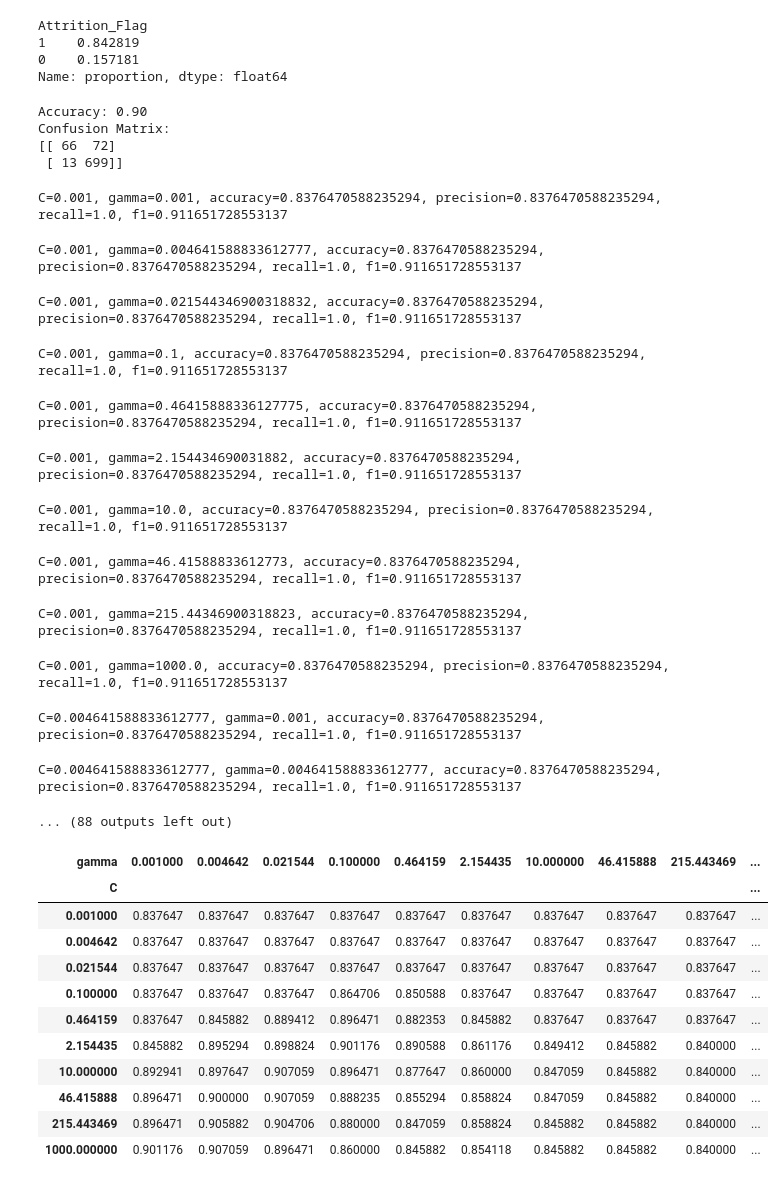
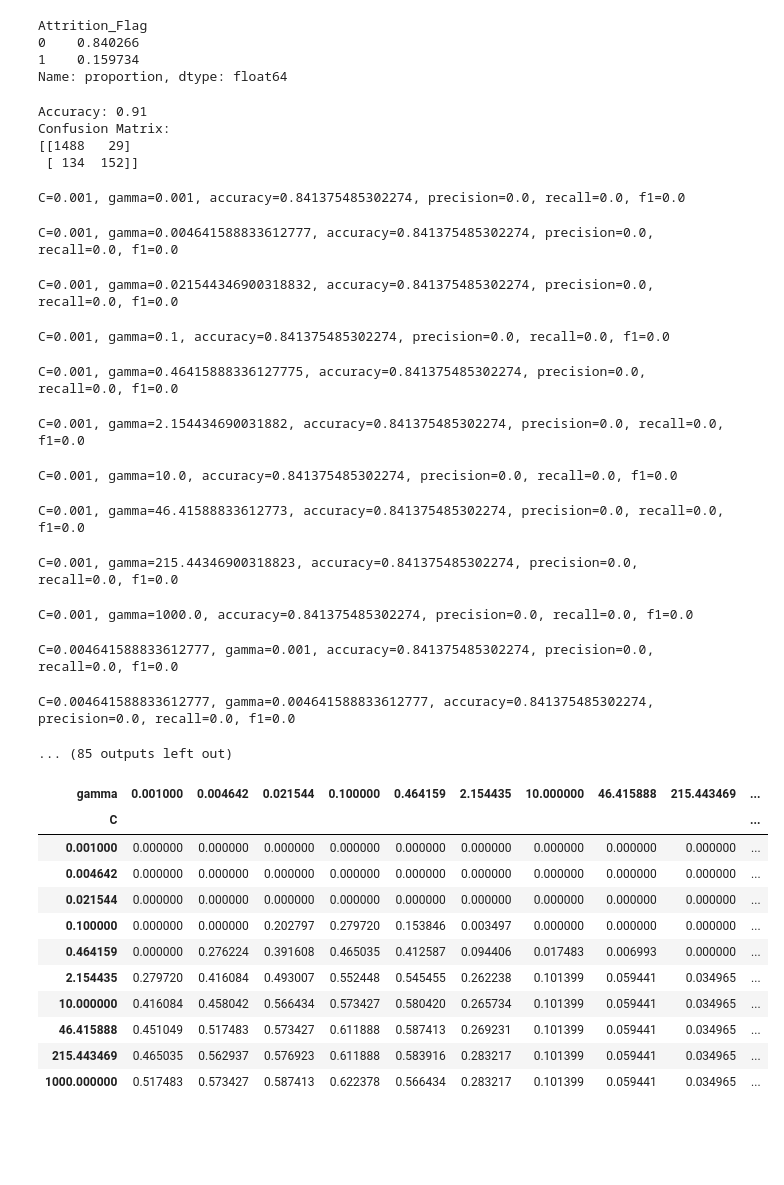
Before and after one commit to baroneleonardo/Predicting-Bank-Customers-Attrition, a Jupyter notebook: SVM.ipynb, the cells around one changed output. Saved outputs shown, nothing was run; the diff lists cells and outputs as text; code cells hidden in the pictures; blank space fills up the shorter version.

```diff
--- a/SVM.ipynb
+++ b/SVM.ipynb
@@ -16,16 +16,16 @@ seed = 42
 # %%
 data = pd.read_csv("datass/dataset.csv")
 # %%
-# Rimuovi le righe in base alle condizioni specificate
-data = data[(data['Education_Level'] != 'Unknown') & (data['Income_Category'] != 'Unknown') & (data['Marital_Status'] != 'Unknown')]
+# data = data[(data['Education_Level'] != 'Unknown') & (data['Income_Category'] != 'Unknown') & (data['Marital_Status'] != 'Unknown')]
+data = data[(data['Income_Category'] != 'Unknown')]
 # %%
-data['Attrition_Flag'] = data.Attrition_Flag.map({'Attrited Customer': 0,
-                                               'Existing Customer': 1})
+data['Attrition_Flag'] = data.Attrition_Flag.map({'Attrited Customer': 1,
+                                               'Existing Customer': 0})
 data['Attrition_Flag'].value_counts(normalize=True)
 # %% [output]
 Attrition_Flag
-1    0.842819
-0    0.157181
+0    0.840266
+1    0.159734
 Name: proportion, dtype: float64
 # %%
 variables_to_keep = [
@@ -47,9 +47,7 @@ categorical_columns = ['Gender', 'Income_Category']
 
 x_encoded = pd.get_dummies(x, columns=categorical_columns)
 # %%
-x_train, x_test, y_train, y_test = train_test_split(x_encoded, y, test_size=0.2, random_state=seed, shuffle=True)
-
-x_train, x_val, y_train, y_val = train_test_split(x_train, y_train, test_size=0.15, random_state=seed, shuffle=True)
+x_train, x_val, y_train, y_val = train_test_split(x_encoded, y, test_size=0.2, random_state=seed, shuffle=True)
 # %%
 clf = SVC(kernel='rbf')
 scaler = StandardScaler()
@@ -65,10 +63,10 @@ print(f'Accuracy: {accuracy:.2f}')
 print('Confusion Matrix:')
 print(confusion)
 # %% [output]
-Accuracy: 0.90
+Accuracy: 0.91
 Confusion Matrix:
-[[ 66  72]
- [ 13 699]]
+[[1488   29]
+ [ 134  152]]
 # %%
 res = []
 
@@ -96,35 +94,35 @@ for C in np.logspace(start=-3, stop=3, num=10, base=10, endpoint=True):
             'F1-score': f1
         })
 # %% [output]
-C=0.001, gamma=0.001, accuracy=0.8376470588235294, precision=0.8376470588235294, recall=1.0, f1=0.911651728553137
+C=0.001, gamma=0.001, accuracy=0.841375485302274, precision=0.0, recall=0.0, f1=0.0
-C=0.001, gamma=0.004641588833612777, accuracy=0.8376470588235294, precision=0.8376470588235294, recall=1.0, f1=0.911651728553137
+C=0.001, gamma=0.004641588833612777, accuracy=0.841375485302274, precision=0.0, recall=0.0, f1=0.0
-C=0.001, gamma=0.021544346900318832, accuracy=0.8376470588235294, precision=0.8376470588235294, recall=1.0, f1=0.911651728553137
+C=0.001, gamma=0.021544346900318832, accuracy=0.841375485302274, precision=0.0, recall=0.0, f1=0.0
-C=0.001, gamma=0.1, accuracy=0.8376470588235294, precision=0.8376470588235294, recall=1.0, f1=0.911651728553137
+C=0.001, gamma=0.1, accuracy=0.841375485302274, precision=0.0, recall=0.0, f1=0.0
-C=0.001, gamma=0.46415888336127775, accuracy=0.8376470588235294, precision=0.8376470588235294, recall=1.0, f1=0.911651728553137
+C=0.001, gamma=0.46415888336127775, accuracy=0.841375485302274, precision=0.0, recall=0.0, f1=0.0
-C=0.001, gamma=2.154434690031882, accuracy=0.8376470588235294, precision=0.8376470588235294, recall=1.0, f1=0.911651728553137
+C=0.001, gamma=2.154434690031882, accuracy=0.841375485302274, precision=0.0, recall=0.0, f1=0.0
-C=0.001, gamma=10.0, accuracy=0.8376470588235294, precision=0.8376470588235294, recall=1.0, f1=0.911651728553137
+C=0.001, gamma=10.0, accuracy=0.841375485302274, precision=0.0, recall=0.0, f1=0.0
-C=0.001, gamma=46.41588833612773, accuracy=0.8376470588235294, precision=0.8376470588235294, recall=1.0, f1=0.911651728553137
+C=0.001, gamma=46.41588833612773, accuracy=0.841375485302274, precision=0.0, recall=0.0, f1=0.0
-C=0.001, gamma=215.44346900318823, accuracy=0.8376470588235294, precision=0.8376470588235294, recall=1.0, f1=0.911651728553137
+C=0.001, gamma=215.44346900318823, accuracy=0.841375485302274, precision=0.0, recall=0.0, f1=0.0
-C=0.001, gamma=1000.0, accuracy=0.8376470588235294, precision=0.8376470588235294, recall=1.0, f1=0.911651728553137
+C=0.001, gamma=1000.0, accuracy=0.841375485302274, precision=0.0, recall=0.0, f1=0.0
-C=0.004641588833612777, gamma=0.001, accuracy=0.8376470588235294, precision=0.8376470588235294, recall=1.0, f1=0.911651728553137
+C=0.004641588833612777, gamma=0.001, accuracy=0.841375485302274, precision=0.0, recall=0.0, f1=0.0
-C=0.004641588833612777, gamma=0.004641588833612777, accuracy=0.8376470588235294, precision=0.8376470588235294, recall=1.0, f1=0.911651728553137
+C=0.004641588833612777, gamma=0.004641588833612777, accuracy=0.841375485302274, precision=0.0, recall=0.0, f1=0.0
-... (88 outputs left out)
+... (85 outputs left out)
 # %%
-heatmap_data = pd.DataFrame(res).pivot(index='C', columns='gamma', values='Accuracy')
+heatmap_data = pd.DataFrame(res).pivot(index='C', columns='gamma', values='Recall')
 heatmap_data
 # %% [output]
 | gamma | 0.001000 | 0.004642 | 0.021544 | 0.100000 | 0.464159 | 2.154435 | 10.000000 | 46.415888 | 215.443469 | ... |
 | C |  |  |  |  |  |  |  |  |  | ... |
-| 0.001000 | 0.837647 | 0.837647 | 0.837647 | 0.837647 | 0.837647 | 0.837647 | 0.837647 | 0.837647 | 0.837647 | ... |
-| 0.004642 | 0.837647 | 0.837647 | 0.837647 | 0.837647 | 0.837647 | 0.837647 | 0.837647 | 0.837647 | 0.837647 | ... |
-| 0.021544 | 0.837647 | 0.837647 | 0.837647 | 0.837647 | 0.837647 | 0.837647 | 0.837647 | 0.837647 | 0.837647 | ... |
-| 0.100000 | 0.837647 | 0.837647 | 0.837647 | 0.864706 | 0.850588 | 0.837647 | 0.837647 | 0.837647 | 0.837647 | ... |
-| 0.464159 | 0.837647 | 0.845882 | 0.889412 | 0.896471 | 0.882353 | 0.845882 | 0.837647 | 0.837647 | 0.837647 | ... |
-| 2.154435 | 0.845882 | 0.895294 | 0.898824 | 0.901176 | 0.890588 | 0.861176 | 0.849412 | 0.845882 | 0.840000 | ... |
-| 10.000000 | 0.892941 | 0.897647 | 0.907059 | 0.896471 | 0.877647 | 0.860000 | 0.847059 | 0.845882 | 0.840000 | ... |
-| 46.415888 | 0.896471 | 0.900000 | 0.907059 | 0.888235 | 0.855294 | 0.858824 | 0.847059 | 0.845882 | 0.840000 | ... |
-| 215.443469 | 0.896471 | 0.905882 | 0.904706 | 0.880000 | 0.847059 | 0.858824 | 0.845882 | 0.845882 | 0.840000 | ... |
-| 1000.000000 | 0.901176 | 0.907059 | 0.896471 | 0.860000 | 0.845882 | 0.854118 | 0.845882 | 0.845882 | 0.840000 | ... |
+| 0.001000 | 0.000000 | 0.000000 | 0.000000 | 0.000000 | 0.000000 | 0.000000 | 0.000000 | 0.000000 | 0.000000 | ... |
+| 0.004642 | 0.000000 | 0.000000 | 0.000000 | 0.000000 | 0.000000 | 0.000000 | 0.000000 | 0.000000 | 0.000000 | ... |
+| 0.021544 | 0.000000 | 0.000000 | 0.000000 | 0.000000 | 0.000000 | 0.000000 | 0.000000 | 0.000000 | 0.000000 | ... |
+| 0.100000 | 0.000000 | 0.000000 | 0.202797 | 0.279720 | 0.153846 | 0.003497 | 0.000000 | 0.000000 | 0.000000 | ... |
+| 0.464159 | 0.000000 | 0.276224 | 0.391608 | 0.465035 | 0.412587 | 0.094406 | 0.017483 | 0.006993 | 0.000000 | ... |
+| 2.154435 | 0.279720 | 0.416084 | 0.493007 | 0.552448 | 0.545455 | 0.262238 | 0.101399 | 0.059441 | 0.034965 | ... |
+| 10.000000 | 0.416084 | 0.458042 | 0.566434 | 0.573427 | 0.580420 | 0.265734 | 0.101399 | 0.059441 | 0.034965 | ... |
+| 46.415888 | 0.451049 | 0.517483 | 0.573427 | 0.611888 | 0.587413 | 0.269231 | 0.101399 | 0.059441 | 0.034965 | ... |
+| 215.443469 | 0.465035 | 0.562937 | 0.576923 | 0.611888 | 0.583916 | 0.283217 | 0.101399 | 0.059441 | 0.034965 | ... |
+| 1000.000000 | 0.517483 | 0.573427 | 0.587413 | 0.622378 | 0.566434 | 0.283217 | 0.101399 | 0.059441 | 0.034965 | ... |
 # %%
 p_range = np.logspace(start=-3, stop=3, num=10, base=10, endpoint=True)
 p_range_str = [f'{p:.1e}' for p in p_range]
```
Also changed, not shown: parts of 18 cells of this notebook, 1 other file.
